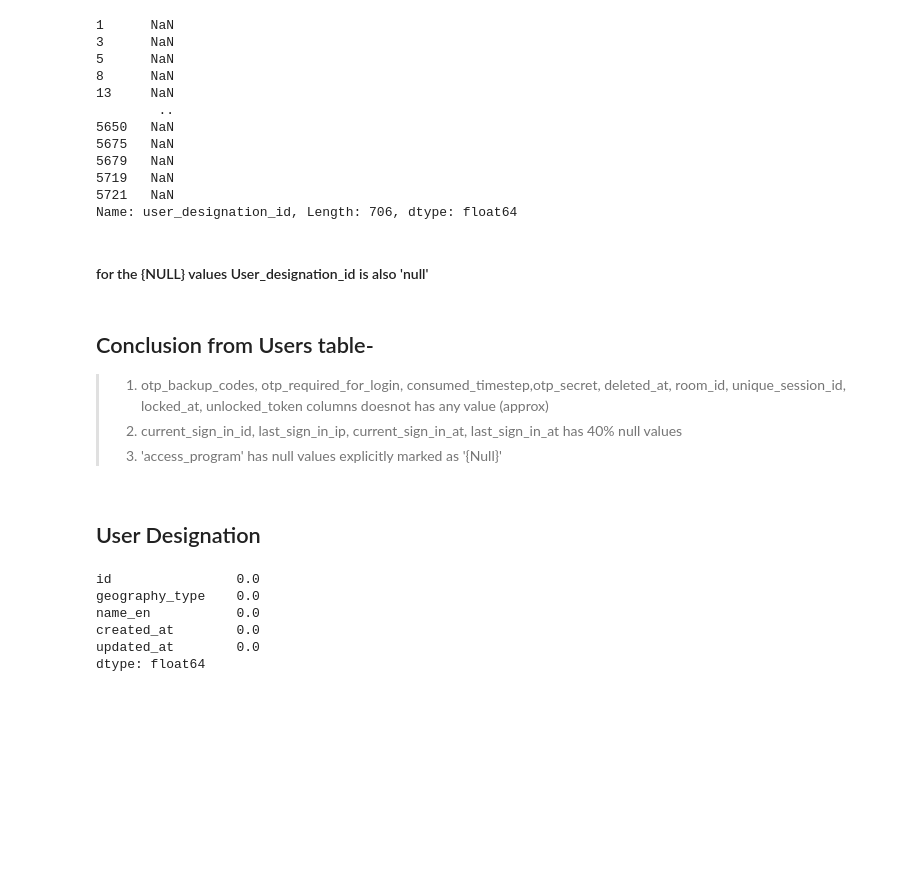
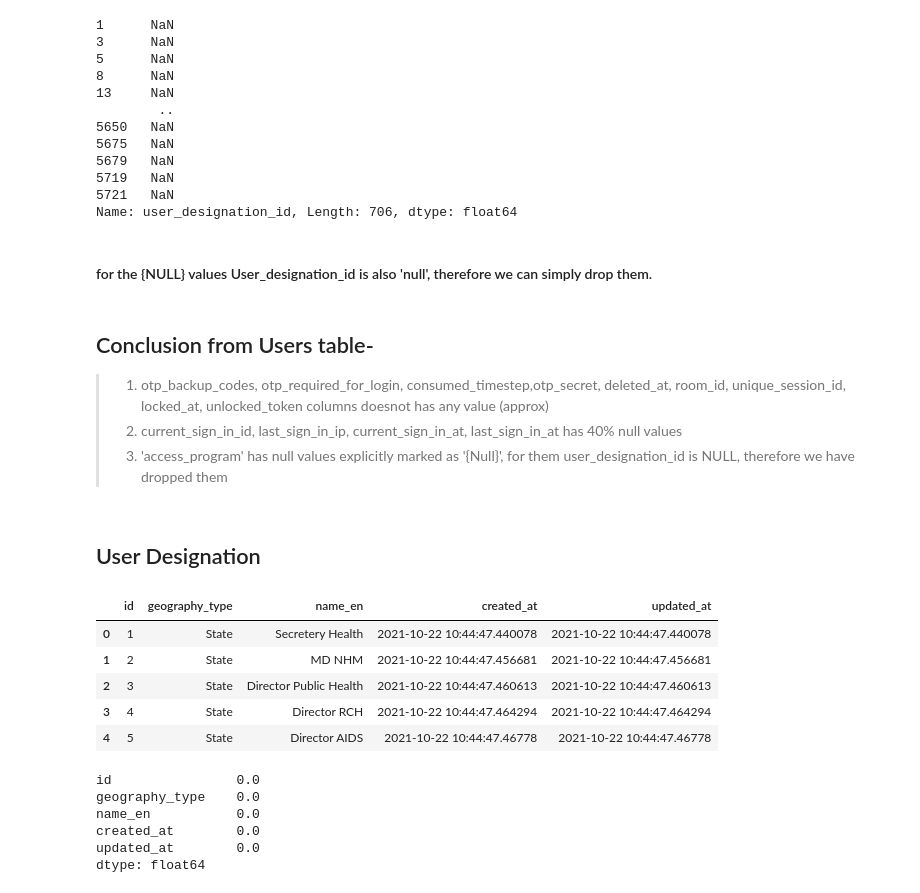
Before and after one commit to taleyahusn21/User-Engagement, a Jupyter notebook: User Engagement.ipynb, the cells around one changed output. Drawn from its saved outputs; the diff is of its cells as text; code cells hidden in the pictures; blank space fills up the shorter version.

```diff
--- a/User Engagement.ipynb
+++ b/User Engagement.ipynb
@@ -93,4 +93,4 @@ print(designation_id_for_null)
 5721   NaN
 Name: user_designation_id, Length: 706, dtype: float64
 # %% [markdown]
-#### for the {NULL} values User_designation_id is also 'null'
+#### for the {NULL} values User_designation_id is also 'null', therefore we can simply drop them.
@@ -98,9 +100,18 @@ Name: user_designation_id, Length: 706, dtype: float64
 ## Conclusion from Users table-
 >1. otp_backup_codes, otp_required_for_login, consumed_timestep,otp_secret, deleted_at, room_id, unique_session_id, locked_at, unlocked_token columns doesnot has any value (approx)
 >2. current_sign_in_id, last_sign_in_ip, current_sign_in_at, last_sign_in_at has 40% null values
->3. 'access_program' has null values explicitly marked as '{Null}'
+>3. 'access_program' has null values explicitly marked as '{Null}', for them user_designation_id is NULL, therefore we have dropped them
 # %% [markdown]
 ## User Designation
+# %%
+user_designations.head()
+# %% [output]
+|  | id | geography_type | name_en | created_at | updated_at |
+| 0 | 1 | State | Secretery Health | 2021-10-22 10:44:47.440078 | 2021-10-22 10:44:47.440078 |
+| 1 | 2 | State | MD NHM | 2021-10-22 10:44:47.456681 | 2021-10-22 10:44:47.456681 |
+| 2 | 3 | State | Director Public Health | 2021-10-22 10:44:47.460613 | 2021-10-22 10:44:47.460613 |
+| 3 | 4 | State | Director RCH | 2021-10-22 10:44:47.464294 | 2021-10-22 10:44:47.464294 |
+| 4 | 5 | State | Director AIDS | 2021-10-22 10:44:47.46778 | 2021-10-22 10:44:47.46778 |
 # %%
 percent_missing = user_designations.isnull().sum()*100/len(user_designations)
 percent_missing
```
Also changed, not shown: parts of 11 cells of this notebook.
